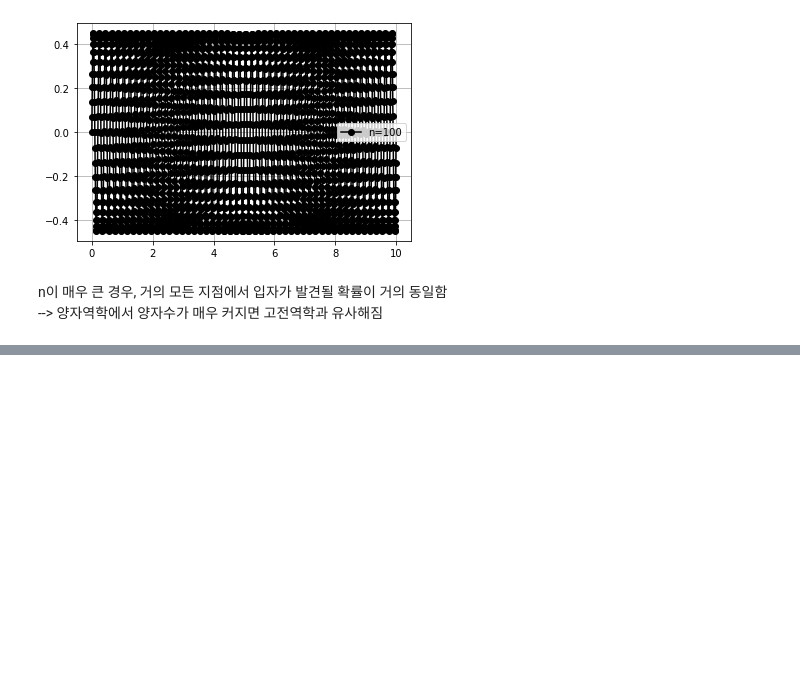
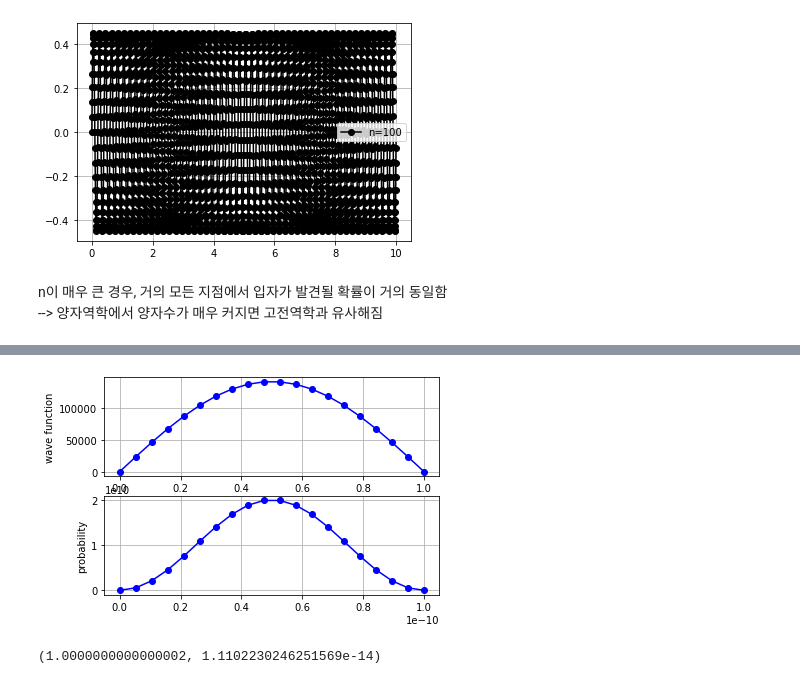
Before and after one commit to BrainNim/Study, a Jupyter notebook: K-MOOC/코딩으로 배우는 일반화학/week_7.ipynb, the cells around one changed output, grey strips where cells are left out. Cells and saved outputs as stored; diff of their text form; code cells hidden in the pictures; blank space fills up the shorter version.

```diff
--- a/K-MOOC/코딩으로 배우는 일반화학/week_7.ipynb
+++ b/K-MOOC/코딩으로 배우는 일반화학/week_7.ipynb
@@ -104,0 +156,25 @@ n이 매우 큰 경우, 거의 모든 지점에서 입자가 발견될 확률이
+# %%
+plt.subplot(2,1,1)
+plt.ylabel('wave function')
+plt.grid(True)
+plt.plot(x, psi(x,1), 'bo-', label='n=1')
+
+plt.subplot(2,1,2)
+plt.ylabel('probability')
+plt.grid(True)
+plt.plot(x, psi(x,1)**2, 'bo-', label='n=1')
+
+plt.show()
+
+# 전체 범위에서 입자가 발견될 확률의 총 합
+from scipy.integrate import quad
+
+def psi_sqr(x,n):
+    psi = np.sqrt(2/L) * np.sin(n*np.pi*x/L)
+    return psi**2
+
+sum_prob = quad(psi_sqr, 0,L, args=(1))
+print(sum_prob)
+# %% [output]
+[figure, added]
+(1.0000000000000002, 1.1102230246251569e-14)
```
Also changed, not shown: parts of 8 cells of this notebook.
